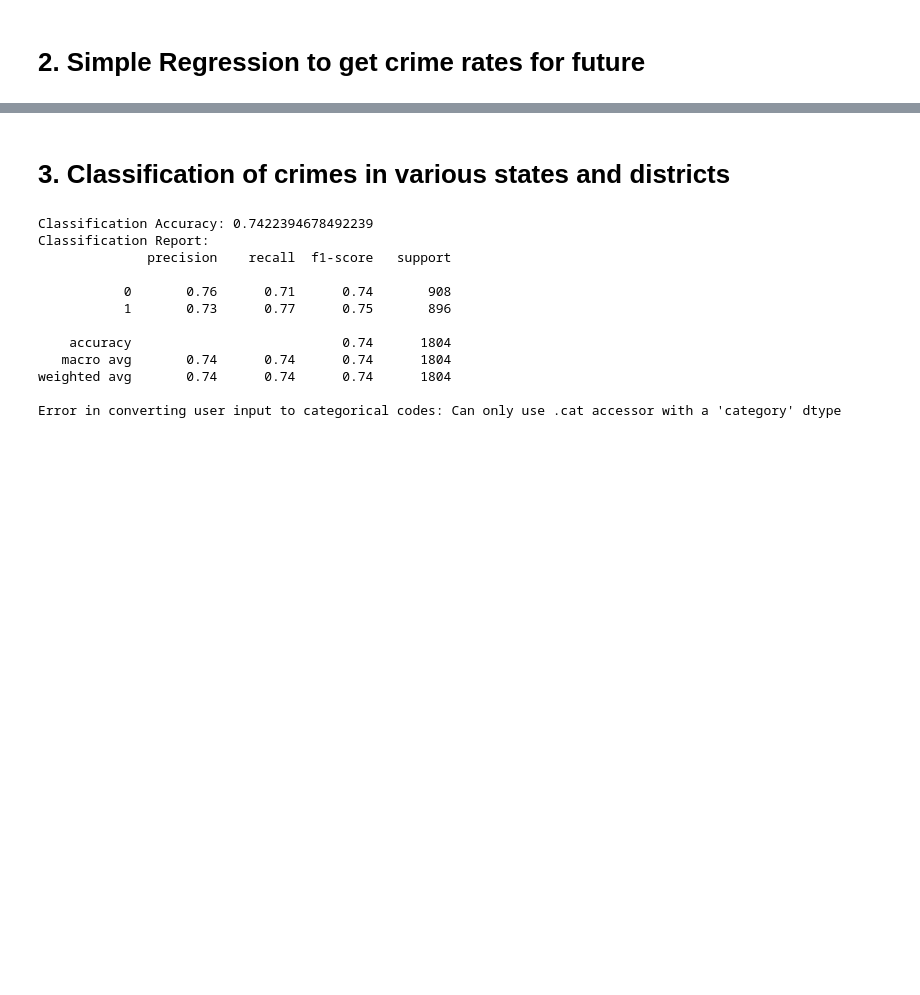
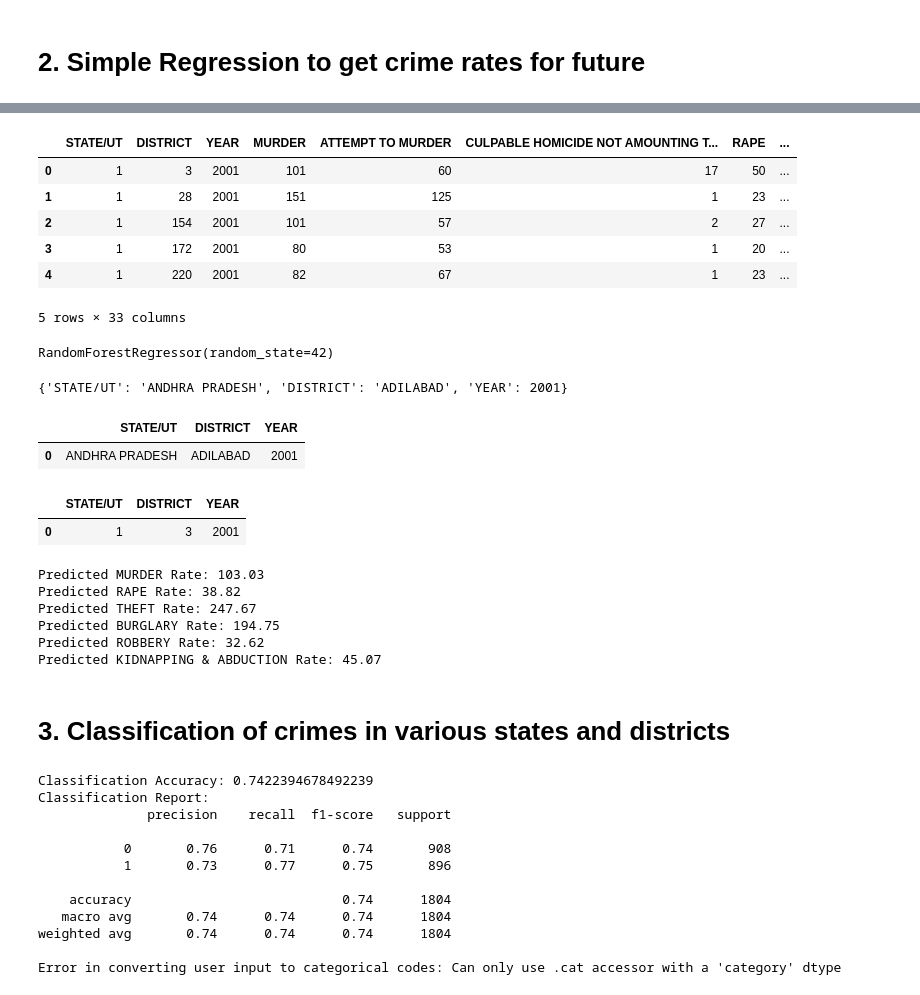
Before and after one commit to Prithvi2310/CrimeHawk, a Jupyter notebook: main.ipynb, the cells around one changed output, grey strips where cells are left out. Saved outputs shown, nothing was run; the diff lists cells and outputs as text; code cells hidden in the pictures; blank space fills up the shorter version.

```diff
--- a/main.ipynb
+++ b/main.ipynb
@@ -135,0 +159,20 @@ for crime, rate in zip(crime_types, predicted_rates[0]):
+# %%
+le.fit(data['STATE/UT'])
+STATE_MAPPINGS = dict(zip(le.classes_,le.transform(le.classes_)))
+# %%
+data['STATE/UT'] =  data['STATE/UT'].apply(lambda var : STATE_MAPPINGS[var])
+# %%
+le.fit(data['DISTRICT'])
+DISTRICT_MAPPINGS = dict(zip(le.classes_,le.transform(le.classes_)))
+# %%
+data['DISTRICT'] = data['DISTRICT'].apply(lambda var: DISTRICT_MAPPINGS[var])
+# %%
+data.head()
+# %% [output]
+|  | STATE/UT | DISTRICT | YEAR | MURDER | ATTEMPT TO MURDER | CULPABLE HOMICIDE NOT AMOUNTING T... | RAPE | ... |
+| 0 | 1 | 3 | 2001 | 101 | 60 | 17 | 50 | ... |
+| 1 | 1 | 28 | 2001 | 151 | 125 | 1 | 23 | ... |
+| 2 | 1 | 154 | 2001 | 101 | 57 | 2 | 27 | ... |
+| 3 | 1 | 172 | 2001 | 80 | 53 | 1 | 20 | ... |
+| 4 | 1 | 220 | 2001 | 82 | 67 | 1 | 23 | ... |
+5 rows × 33 columns
@@ -135,0 +197,6 @@ for crime, rate in zip(crime_types, predicted_rates[0]):
+# %%
+# Create and train a Random Forest regressor
+model = RandomForestRegressor(n_estimators=100, random_state=42)
+model.fit(X_train, y_train)
+# %% [output]
+RandomForestRegressor(random_state=42)
@@ -135,0 +210,4 @@ for crime, rate in zip(crime_types, predicted_rates[0]):
+# %%
+user_input
+# %% [output]
+{'STATE/UT': 'ANDHRA PRADESH', 'DISTRICT': 'ADILABAD', 'YEAR': 2001}
@@ -135,0 +217,5 @@ for crime, rate in zip(crime_types, predicted_rates[0]):
+# %%
+user_input_df
+# %% [output]
+|  | STATE/UT | DISTRICT | YEAR |
+| 0 | ANDHRA PRADESH | ADILABAD | 2001 |
@@ -135,0 +225,5 @@ for crime, rate in zip(crime_types, predicted_rates[0]):
+# %%
+user_input_df
+# %% [output]
+|  | STATE/UT | DISTRICT | YEAR |
+| 0 | 1 | 3 | 2001 |
@@ -136,3 +237,14 @@ for crime, rate in zip(crime_types, predicted_rates[0]):
+# %%
+# Display the predicted crime rates
+for crime, rate in zip(crime_types, predicted_rates[0]):
+    print(f"Predicted {crime} Rate:", rate)
+# %% [output]
+Predicted MURDER Rate: 103.03
+Predicted RAPE Rate: 38.82
+Predicted THEFT Rate: 247.67
+Predicted BURGLARY Rate: 194.75
+Predicted ROBBERY Rate: 32.62
+Predicted KIDNAPPING & ABDUCTION Rate: 45.07
 # %% [markdown]
 # 3. Classification of crimes in various states and districts
 # %%
```
Also changed, not shown: parts of 26 cells of this notebook.
